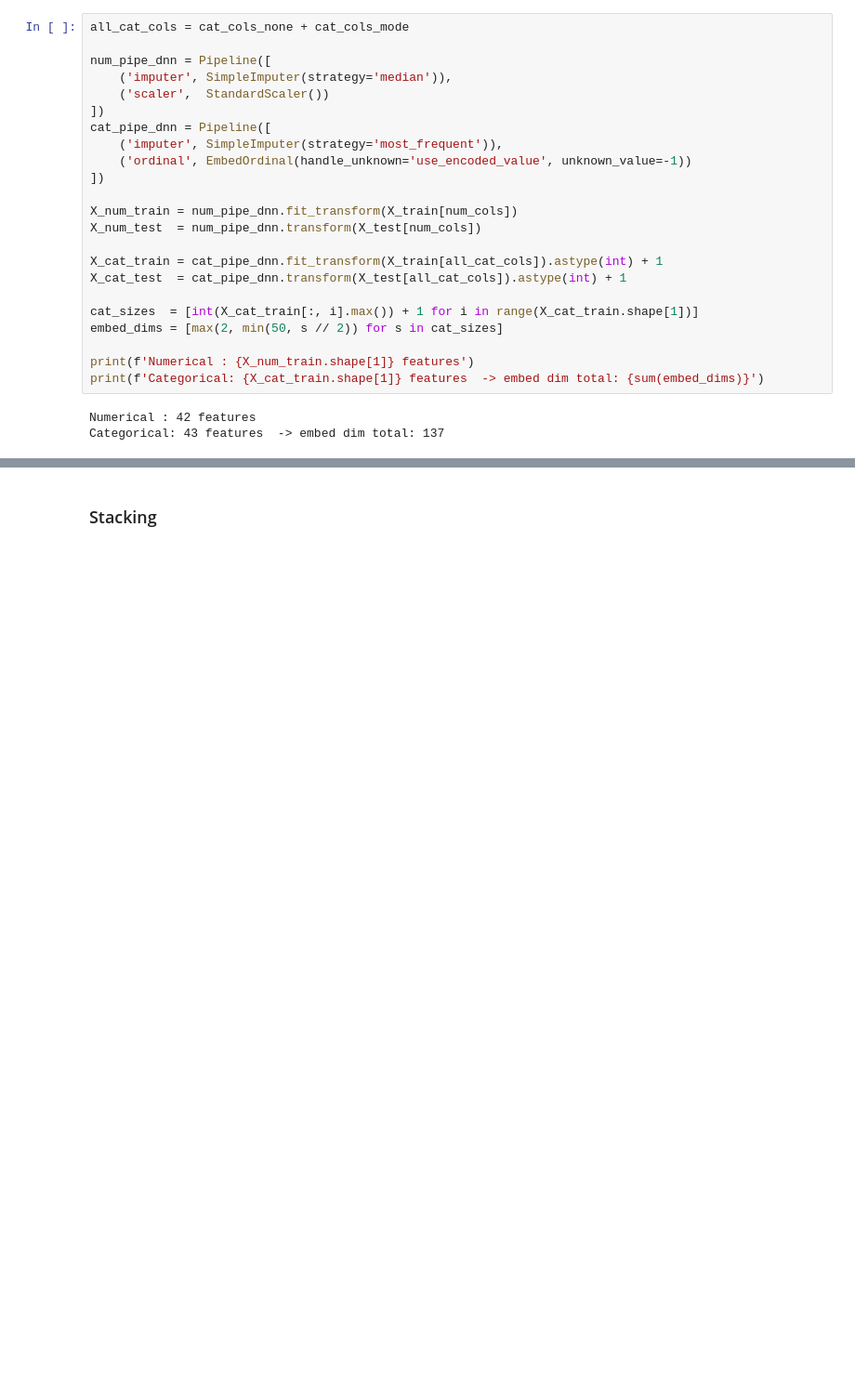
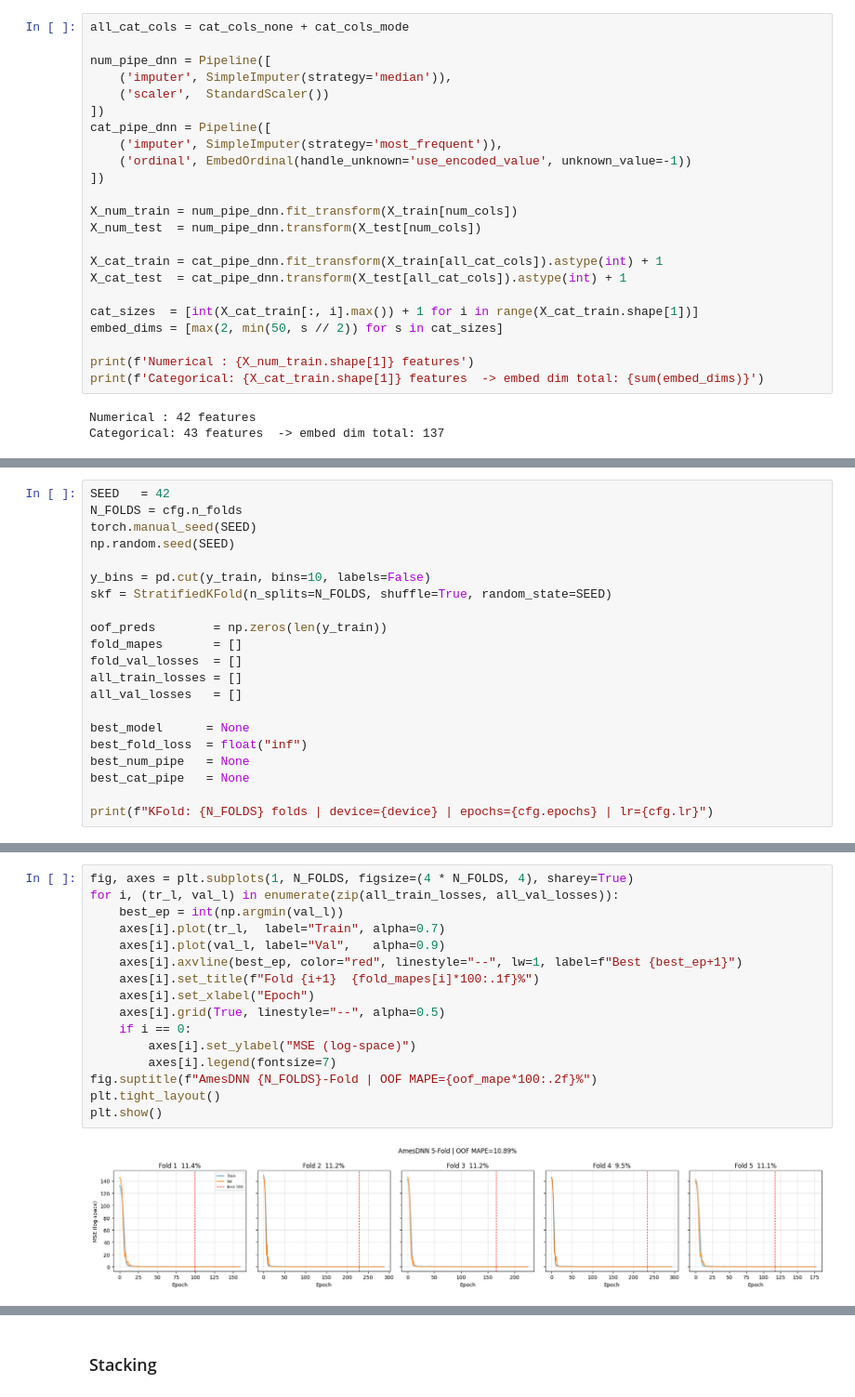
Before and after one commit to IvanMalkS/ames-housing-predictions, a Jupyter notebook: Ames.ipynb, the cells around one changed output, grey strips where cells are left out. Shown at 93% size. Drawn from its saved outputs; the diff is of its cells as text; blank space fills up the shorter version.

```diff
--- a/Ames.ipynb
+++ b/Ames.ipynb
@@ -1495,0 +1379,21 @@ Stopped at epoch 156, best epoch 116
+# %%
+SEED   = 42
+N_FOLDS = cfg.n_folds
+torch.manual_seed(SEED)
+np.random.seed(SEED)
+
+y_bins = pd.cut(y_train, bins=10, labels=False)
+skf = StratifiedKFold(n_splits=N_FOLDS, shuffle=True, random_state=SEED)
+
+oof_preds        = np.zeros(len(y_train))
+fold_mapes       = []
+fold_val_losses  = []
+all_train_losses = []
+all_val_losses   = []
+
+best_model      = None
+best_fold_loss  = float("inf")
+best_num_pipe   = None
+best_cat_pipe   = None
+
+print(f"KFold: {N_FOLDS} folds | device={device} | epochs={cfg.epochs} | lr={cfg.lr}")
@@ -1496 +1521,19 @@ Stopped at epoch 156, best epoch 116
+# %%
+fig, axes = plt.subplots(1, N_FOLDS, figsize=(4 * N_FOLDS, 4), sharey=True)
+for i, (tr_l, val_l) in enumerate(zip(all_train_losses, all_val_losses)):
+    best_ep = int(np.argmin(val_l))
+    axes[i].plot(tr_l,  label="Train", alpha=0.7)
+    axes[i].plot(val_l, label="Val",   alpha=0.9)
+    axes[i].axvline(best_ep, color="red", linestyle="--", lw=1, label=f"Best {best_ep+1}")
+    axes[i].set_title(f"Fold {i+1}  {fold_mapes[i]*100:.1f}%")
+    axes[i].set_xlabel("Epoch")
+    axes[i].grid(True, linestyle="--", alpha=0.5)
+    if i == 0:
+        axes[i].set_ylabel("MSE (log-space)")
+        axes[i].legend(fontsize=7)
+fig.suptitle(f"AmesDNN {N_FOLDS}-Fold | OOF MAPE={oof_mape*100:.2f}%")
+plt.tight_layout()
+plt.show()
+# %% [output]
+[figure, added]
 # %%
```
Also changed, not shown: parts of 10 cells of this notebook, 5 other files.
